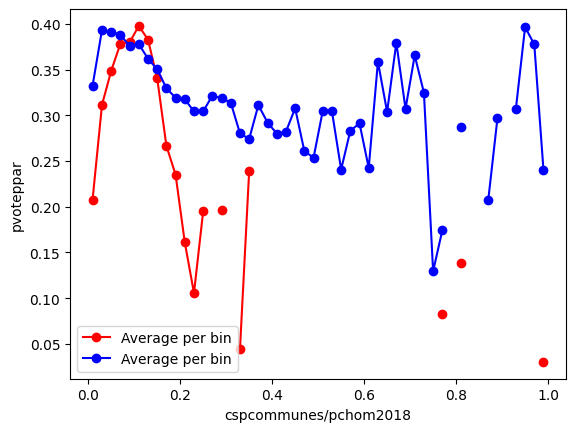
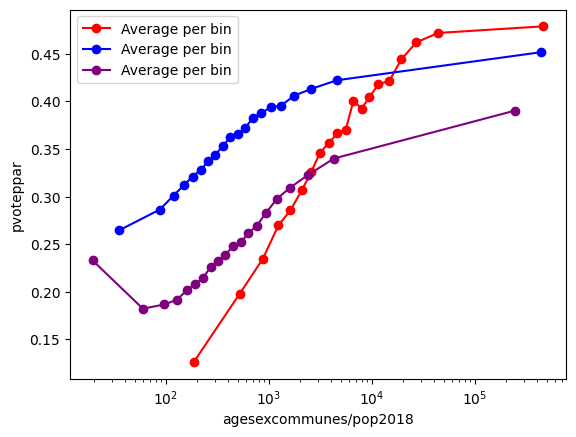
The notebook cell's code change between the first figure and the second:
--- before
+++ after
@@ -1,14 +1,17 @@
-col =  'cspcommunes/pchom2018'
+col = 'agesexcommunes/pop2018'
 
 # Group by bins and calculate mean
-grouped_2026 = data.loc[(data['year']==2026) & (data['tour']==1)].groupby(pd.cut(data.loc[(data['year']==2026) & (data['tour']==1)][col].clip(0,1), bins=50))['pabs'].mean()
-grouped_2026_t2 = data.loc[(data['year']==2026) & (data['tour']==2)].groupby(pd.cut(data.loc[(data['year']==2026) & (data['tour']==2)][col].clip(0,1), bins=50))['pabs'].mean()
+grouped_2026 = data.loc[(data['year']==2026) & (data['tour']==1)].groupby(pd.qcut(data.loc[(data['year']==2026) & (data['tour']==1)][col], q=20))['pabs'].mean()
+grouped_2026_t2 = data.loc[(data['year']==2026) & (data['tour']==2)].groupby(pd.qcut(data.loc[(data['year']==2026) & (data['tour']==2)][col], q=20))['pabs'].mean()
+grouped_2014 = data.loc[(data['year']==2014) & (data['tour']==1)].groupby(pd.qcut(data.loc[(data['year']==2014) & (data['tour']==1)][col], q=20))['pabs'].mean()
 
 # Plot average per bin
 plt.plot([interval.mid for interval in grouped_2026_t2.index], grouped_2026_t2.values, color='red', marker='o', label='Average per bin')
 plt.plot([interval.mid for interval in grouped_2026.index], grouped_2026.values, color='blue', marker='o', label='Average per bin')
+plt.plot([interval.mid for interval in grouped_2014.index], grouped_2014.values, color='purple', marker='o', label='Average per bin')
 
 plt.xlabel(col)
 plt.ylabel('pvoteppar')
 plt.legend()
+plt.xscale('log')
 plt.show()

Commit: updates